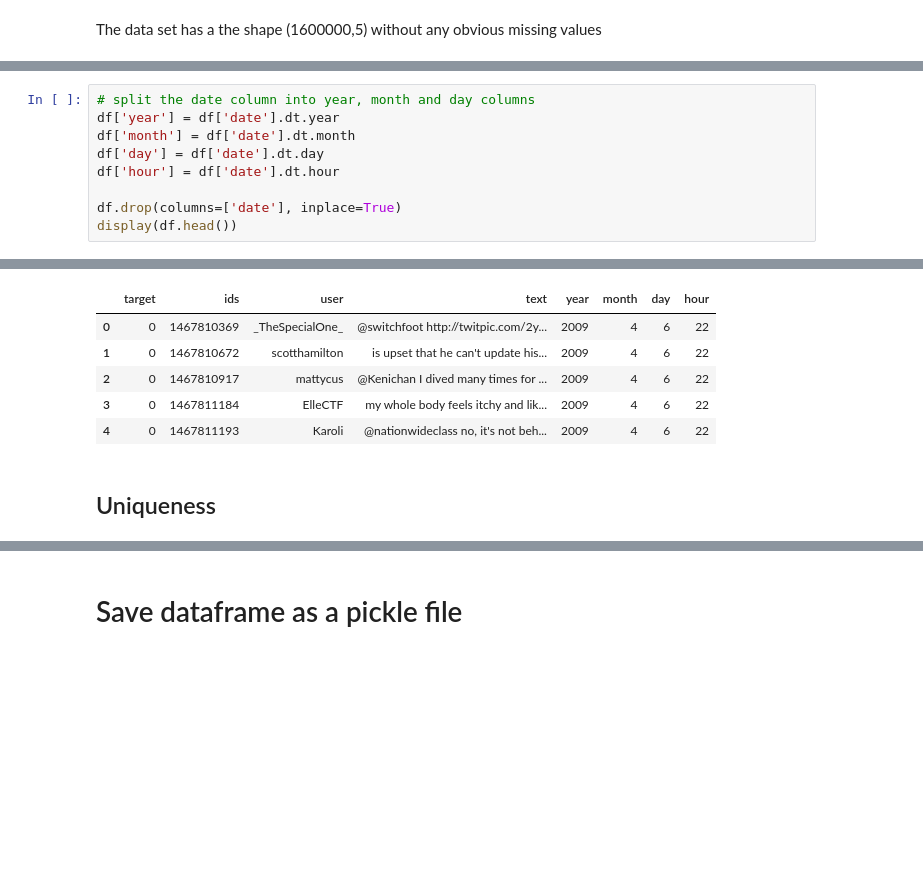
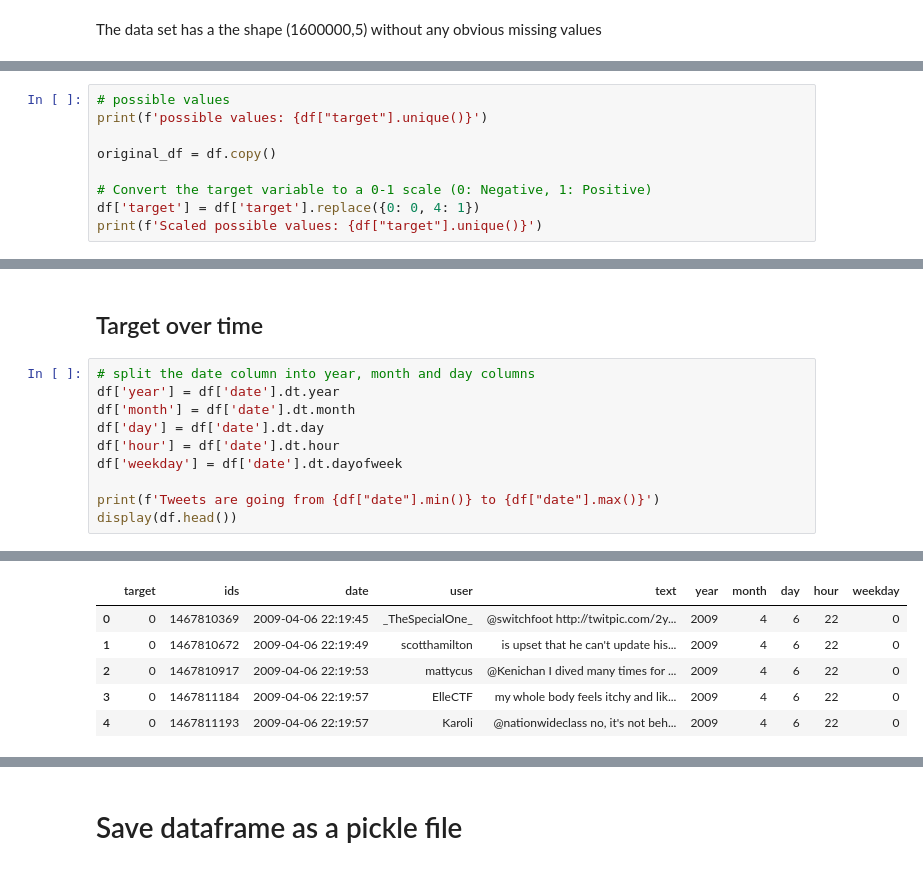
Before and after one commit to Laeti-dev/P7-Sentiments_analysis, a Jupyter notebook: notebooks/P7_eda.ipynb, the cells around one changed output, grey strips where cells are left out. Drawn from its saved outputs; the diff is of its cells as text; blank space fills up the shorter version.

Commit message:
Deeper tweets analysis

```diff
--- a/notebooks/P7_eda.ipynb
+++ b/notebooks/P7_eda.ipynb
@@ -77,0 +133,9 @@ dtype: object
+# %%
+# possible values
+print(f'possible values: {df["target"].unique()}')
+
+original_df = df.copy()
+
+# Convert the target variable to a 0-1 scale (0: Negative, 1: Positive)
+df['target'] = df['target'].replace({0: 0, 4: 1})
+print(f'Scaled possible values: {df["target"].unique()}')
@@ -78,10 +154,13 @@ dtype: object
+# %% [markdown]
+## Target over time
 # %%
 # split the date column into year, month and day columns
 df['year'] = df['date'].dt.year
 df['month'] = df['date'].dt.month
 df['day'] = df['date'].dt.day
 df['hour'] = df['date'].dt.hour
+df['weekday'] = df['date'].dt.dayofweek
 
-df.drop(columns=['date'], inplace=True)
+print(f'Tweets are going from {df["date"].min()} to {df["date"].max()}')
 display(df.head())
 # %% [output]
@@ -88,8 +168,6 @@ display(df.head())
-|  | target | ids | user | text | year | month | day | hour |
-| 0 | 0 | 1467810369 | _TheSpecialOne_ | @switchfoot http://twitpic.com/2y... | 2009 | 4 | 6 | 22 |
-| 1 | 0 | 1467810672 | scotthamilton | is upset that he can't update his... | 2009 | 4 | 6 | 22 |
-| 2 | 0 | 1467810917 | mattycus | @Kenichan I dived many times for ... | 2009 | 4 | 6 | 22 |
-| 3 | 0 | 1467811184 | ElleCTF | my whole body feels itchy and lik... | 2009 | 4 | 6 | 22 |
-| 4 | 0 | 1467811193 | Karoli | @nationwideclass no, it's not beh... | 2009 | 4 | 6 | 22 |
+|  | target | ids | date | user | text | year | month | day | hour | weekday |
+| 0 | 0 | 1467810369 | 2009-04-06 22:19:45 | _TheSpecialOne_ | @switchfoot http://twitpic.com/2y... | 2009 | 4 | 6 | 22 | 0 |
+| 1 | 0 | 1467810672 | 2009-04-06 22:19:49 | scotthamilton | is upset that he can't update his... | 2009 | 4 | 6 | 22 | 0 |
+| 2 | 0 | 1467810917 | 2009-04-06 22:19:53 | mattycus | @Kenichan I dived many times for ... | 2009 | 4 | 6 | 22 | 0 |
+| 3 | 0 | 1467811184 | 2009-04-06 22:19:57 | ElleCTF | my whole body feels itchy and lik... | 2009 | 4 | 6 | 22 | 0 |
+| 4 | 0 | 1467811193 | 2009-04-06 22:19:57 | Karoli | @nationwideclass no, it's not beh... | 2009 | 4 | 6 | 22 | 0 |
-# %% [markdown]
-## Uniqueness
```
Also changed, not shown: parts of 58 cells of this notebook.
